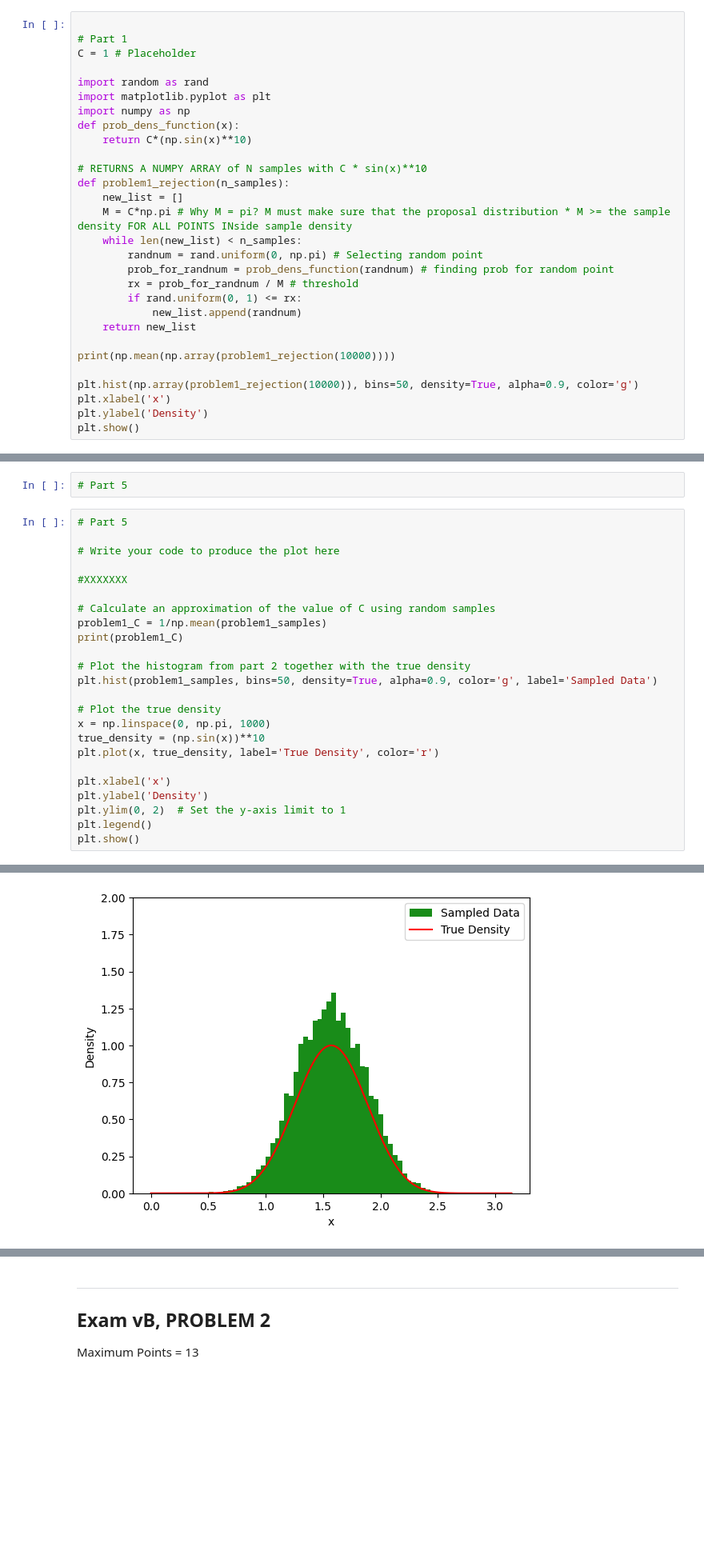
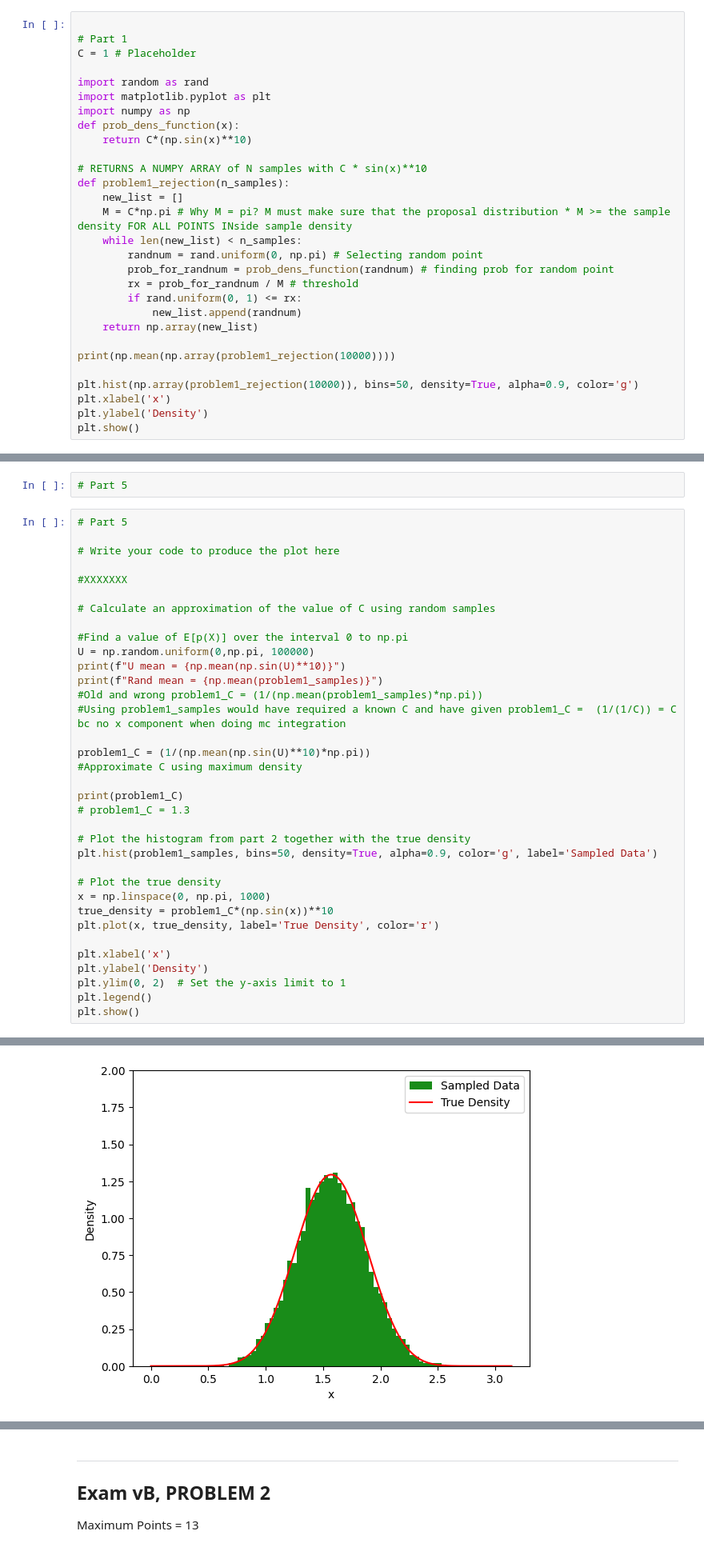
Before and after one commit to Rickrokyfy/IntroDLTenta, a Jupyter notebook: Exam24.ipynb, the cells around one changed output, grey strips where cells are left out. Shown at 80% size. Cells and saved outputs as stored; diff of their text form; blank space fills up the shorter version.

```diff
--- a/Exam24.ipynb
+++ b/Exam24.ipynb
@@ -86,7 +86,7 @@ def problem1_rejection(n_samples):
         rx = prob_for_randnum / M # threshold
         if rand.uniform(0, 1) <= rx:
             new_list.append(randnum)
-    return new_list
+    return np.array(new_list)
 
 print(np.mean(np.array(problem1_rejection(10000))))
 
@@ -185,15 +182,26 @@ confidence interval: (np.float64(1.535466058657241), np.float64(1.60248568214164
 #XXXXXXX
 
 # Calculate an approximation of the value of C using random samples
-problem1_C = 1/np.mean(problem1_samples)
+
+#Find a value of E[p(X)] over the interval 0 to np.pi
+U = np.random.uniform(0,np.pi, 100000)
+print(f"U mean = {np.mean(np.sin(U)**10)}")
+print(f"Rand mean = {np.mean(problem1_samples)}")
+#Old and wrong problem1_C = (1/(np.mean(problem1_samples)*np.pi))
+#Using problem1_samples would have required a known C and have given problem1_C =  (1/(1/C)) = C bc no x component when doing mc integration
+
+problem1_C = (1/(np.mean(np.sin(U)**10)*np.pi))
+#Approximate C using maximum density
+
 print(problem1_C)
+# problem1_C = 1.3
 
 # Plot the histogram from part 2 together with the true density
 plt.hist(problem1_samples, bins=50, density=True, alpha=0.9, color='g', label='Sampled Data')
 
 # Plot the true density
 x = np.linspace(0, np.pi, 1000)
-true_density = (np.sin(x))**10
+true_density = problem1_C*(np.sin(x))**10
 plt.plot(x, true_density, label='True Density', color='r')
 
 plt.xlabel('x')
@@ -206,4 +216,4 @@ plt.show()
-[figure, old version]
+[figure, new version]
 # %% [markdown]
 # Part 5
 
```
Also changed, not shown: parts of 6 cells of this notebook.
